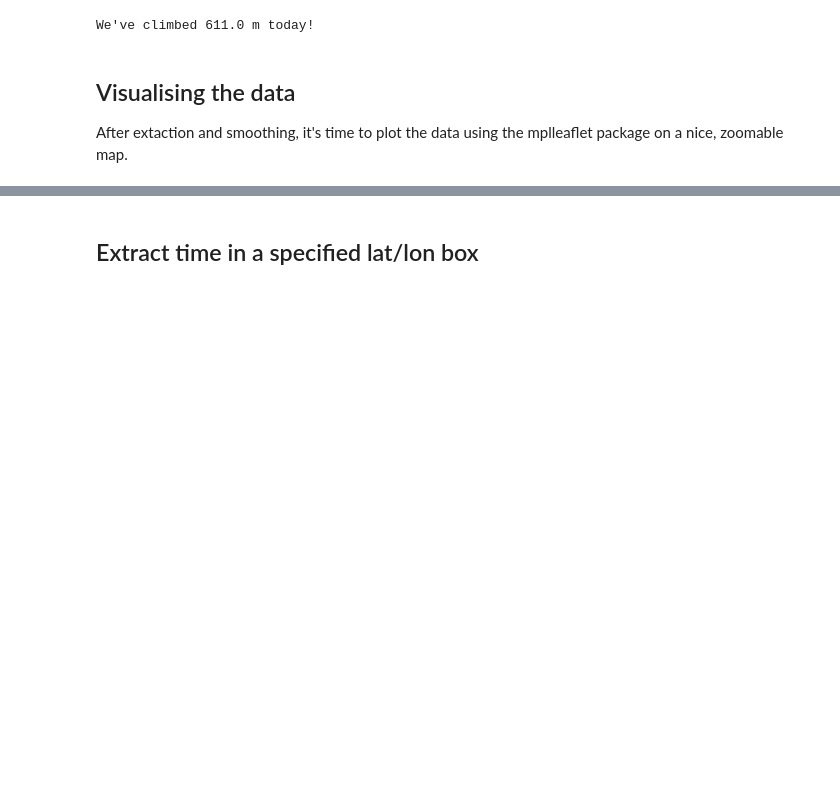
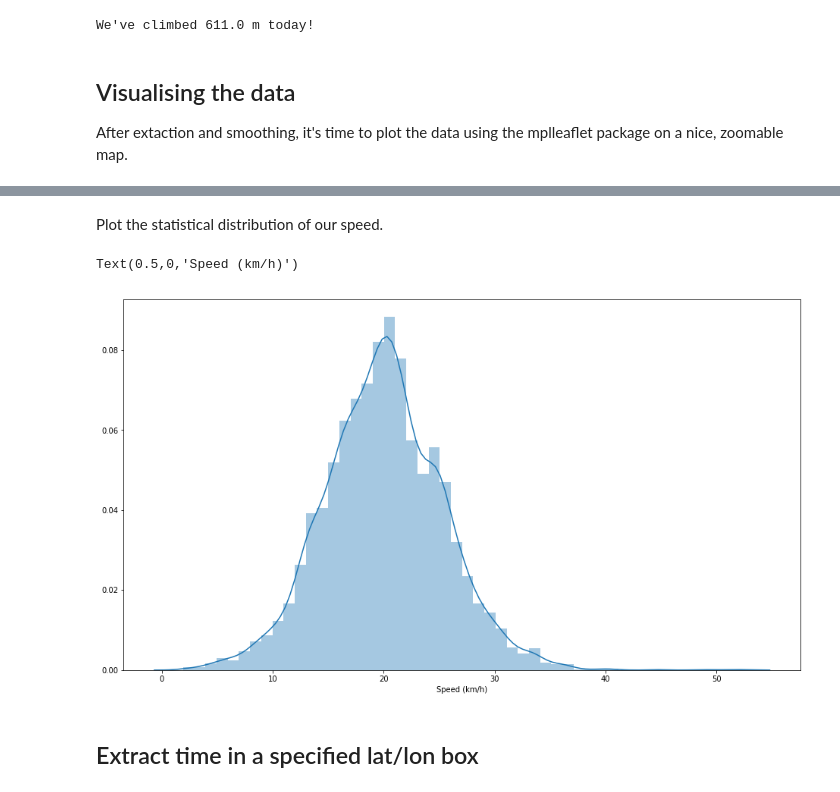
Before and after one commit to shofer16450/GPX_viz, a Jupyter notebook: GPX_vis_new.ipynb, the cells around one changed output, grey strips where cells are left out. Saved outputs shown, nothing was run; the diff lists cells and outputs as text; code cells hidden in the pictures; blank space fills up the shorter version.

```diff
--- a/GPX_vis_new.ipynb
+++ b/GPX_vis_new.ipynb
@@ -68,3 +97,12 @@ mplleaflet.display(fig=fig, tiles='esri_aerial')
+# %% [markdown]
+Plot the statistical distribution of our speed.
+# %%
+fig, ax = plt.subplots(figsize=(16,9))
+sns.distplot(df_new.Speed*3.6)
+ax.set_xlabel('Speed (km/h)')
+# %% [output]
+Text(0.5,0,'Speed (km/h)')
+[figure, added]
 # %% [markdown]
 ## Extract time in a specified lat/lon box
 # %%
```
Also changed, not shown: parts of 5 cells of this notebook.
